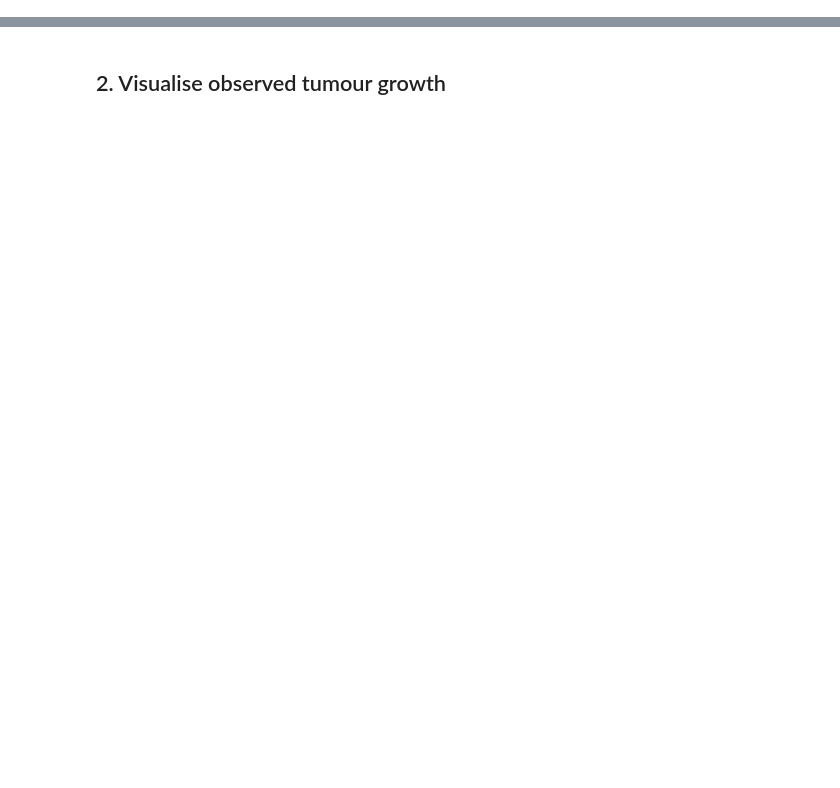
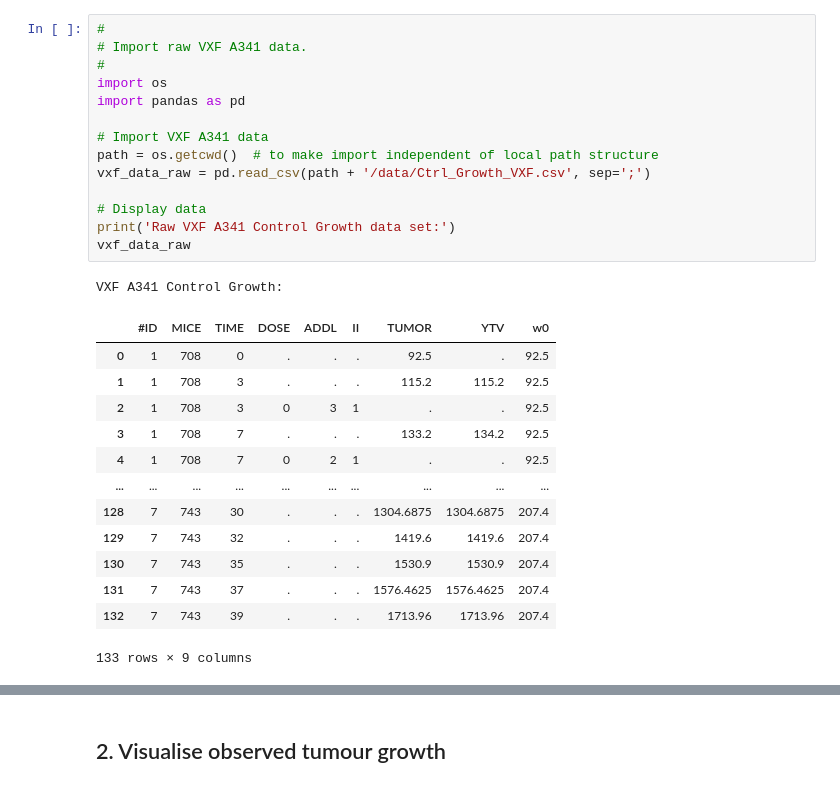
Before and after one commit to DavAug/ErlotinibGefitinib, a Jupyter notebook: control_growth_analysis.ipynb, the cells around one changed output, grey strips where cells are left out. Drawn from its saved outputs; the diff is of its cells as text; blank space fills up the shorter version.

```diff
--- a/control_growth_analysis.ipynb
+++ b/control_growth_analysis.ipynb
@@ -42,0 +50,29 @@ data
+# %%
+#
+# Import raw VXF A341 data.
+#
+import os
+import pandas as pd
+
+# Import VXF A341 data
+path = os.getcwd()  # to make import independent of local path structure
+vxf_data_raw = pd.read_csv(path + '/data/Ctrl_Growth_VXF.csv', sep=';')
+
+# Display data
+print('Raw VXF A341 Control Growth data set:')
+vxf_data_raw
+# %% [output]
+VXF A341 Control Growth:
+|  | #ID | MICE | TIME | DOSE | ADDL | II | TUMOR | YTV | w0 |
+| 0 | 1 | 708 | 0 | . | . | . | 92.5 | . | 92.5 |
+| 1 | 1 | 708 | 3 | . | . | . | 115.2 | 115.2 | 92.5 |
+| 2 | 1 | 708 | 3 | 0 | 3 | 1 | . | . | 92.5 |
+| 3 | 1 | 708 | 7 | . | . | . | 133.2 | 134.2 | 92.5 |
+| 4 | 1 | 708 | 7 | 0 | 2 | 1 | . | . | 92.5 |
+| ... | ... | ... | ... | ... | ... | ... | ... | ... | ... |
+| 128 | 7 | 743 | 30 | . | . | . | 1304.6875 | 1304.6875 | 207.4 |
+| 129 | 7 | 743 | 32 | . | . | . | 1419.6 | 1419.6 | 207.4 |
+| 130 | 7 | 743 | 35 | . | . | . | 1530.9 | 1530.9 | 207.4 |
+| 131 | 7 | 743 | 37 | . | . | . | 1576.4625 | 1576.4625 | 207.4 |
+| 132 | 7 | 743 | 39 | . | . | . | 1713.96 | 1713.96 | 207.4 |
+133 rows × 9 columns
```
Also changed, not shown: parts of 11 cells of this notebook, 1 other file.
